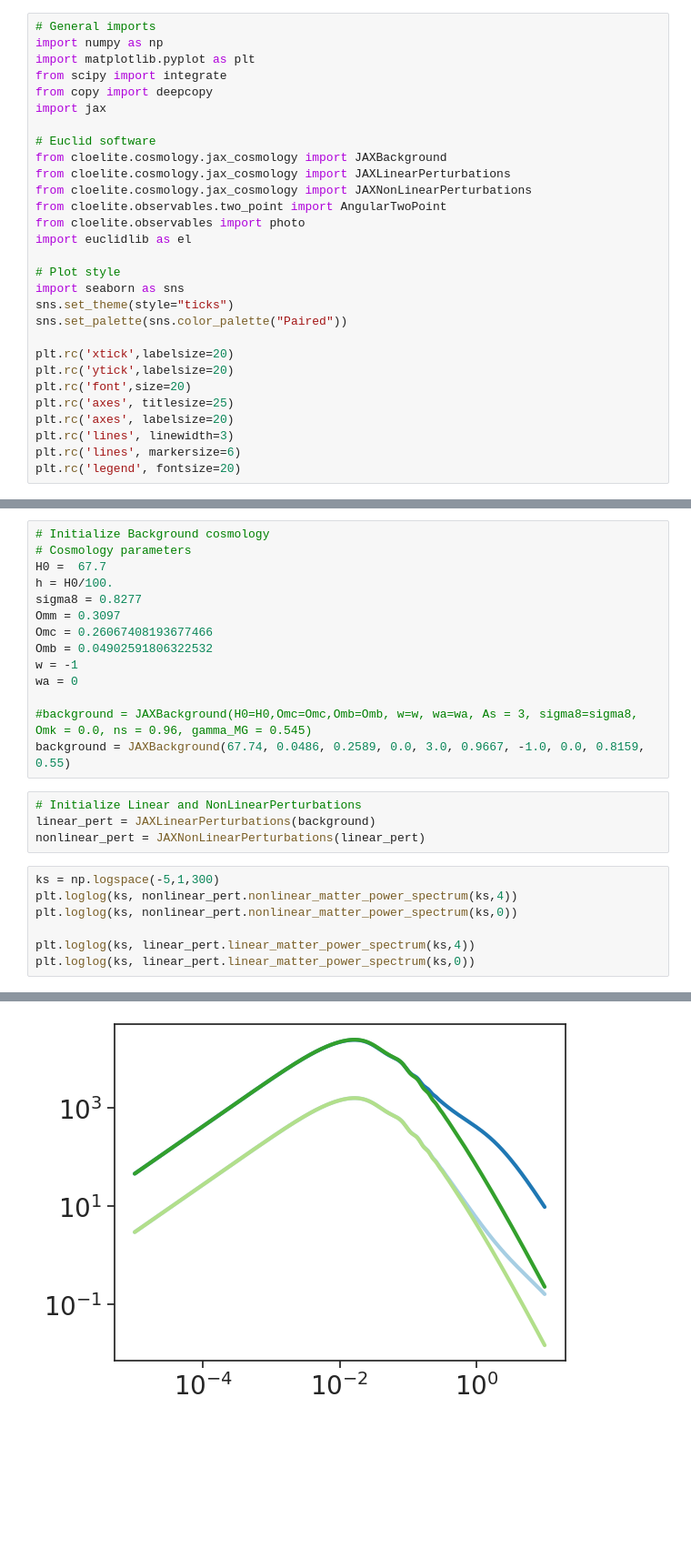
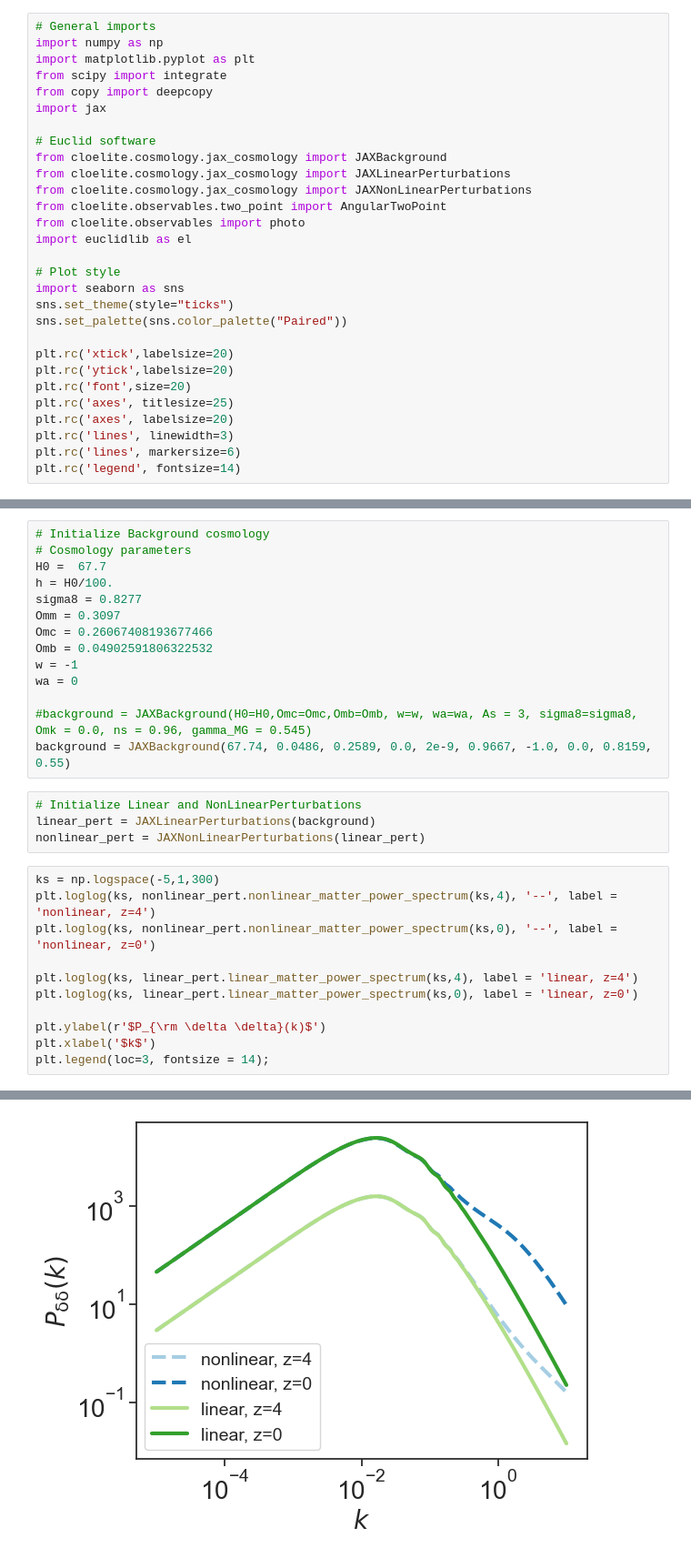
Before and after one commit to cloe-org/cloelib, a Jupyter notebook: notebooks/observables/photo.ipynb, the cells around one changed output, grey strips where cells are left out. Shown at 91% size. Drawn from its saved outputs; the diff is of its cells as text; blank space fills up the shorter version.

```diff
--- a/notebooks/observables/photo.ipynb
+++ b/notebooks/observables/photo.ipynb
@@ -26,4 +26,4 @@ plt.rc('axes', titlesize=25)
 plt.rc('axes', labelsize=20)
 plt.rc('lines', linewidth=3)
 plt.rc('lines', markersize=6)
-plt.rc('legend', fontsize=20)
+plt.rc('legend', fontsize=14)
@@ -107,16 +111,20 @@ w = -1
 wa = 0
 
 #background = JAXBackground(H0=H0,Omc=Omc,Omb=Omb, w=w, wa=wa, As = 3, sigma8=sigma8, Omk = 0.0, ns = 0.96, gamma_MG = 0.545)
-background = JAXBackground(67.74, 0.0486, 0.2589, 0.0, 3.0, 0.9667, -1.0, 0.0, 0.8159, 0.55)
+background = JAXBackground(67.74, 0.0486, 0.2589, 0.0, 2e-9, 0.9667, -1.0, 0.0, 0.8159, 0.55)
 # %%
 # Initialize Linear and NonLinearPerturbations
 linear_pert = JAXLinearPerturbations(background)
 nonlinear_pert = JAXNonLinearPerturbations(linear_pert)
 # %%
 ks = np.logspace(-5,1,300)
-plt.loglog(ks, nonlinear_pert.nonlinear_matter_power_spectrum(ks,4))
-plt.loglog(ks, nonlinear_pert.nonlinear_matter_power_spectrum(ks,0))
+plt.loglog(ks, nonlinear_pert.nonlinear_matter_power_spectrum(ks,4), '--', label = 'nonlinear, z=4')
+plt.loglog(ks, nonlinear_pert.nonlinear_matter_power_spectrum(ks,0), '--', label = 'nonlinear, z=0')
 
-plt.loglog(ks, linear_pert.linear_matter_power_spectrum(ks,4))
-plt.loglog(ks, linear_pert.linear_matter_power_spectrum(ks,0))
+plt.loglog(ks, linear_pert.linear_matter_power_spectrum(ks,4), label = 'linear, z=4')
+plt.loglog(ks, linear_pert.linear_matter_power_spectrum(ks,0), label = 'linear, z=0')
+
+plt.ylabel(r'$P_{\rm \delta \delta}(k)$')
+plt.xlabel('$k$')
+plt.legend(loc=3, fontsize = 14);
 # %% [output]
@@ -125 +131 @@ An NVIDIA GPU may be present on this machine, but a CUDA-enabled jaxlib is not i
-[figure, old version]
+[figure, new version]
```
Also changed, not shown: parts of 18 cells of this notebook, 3 other files.
